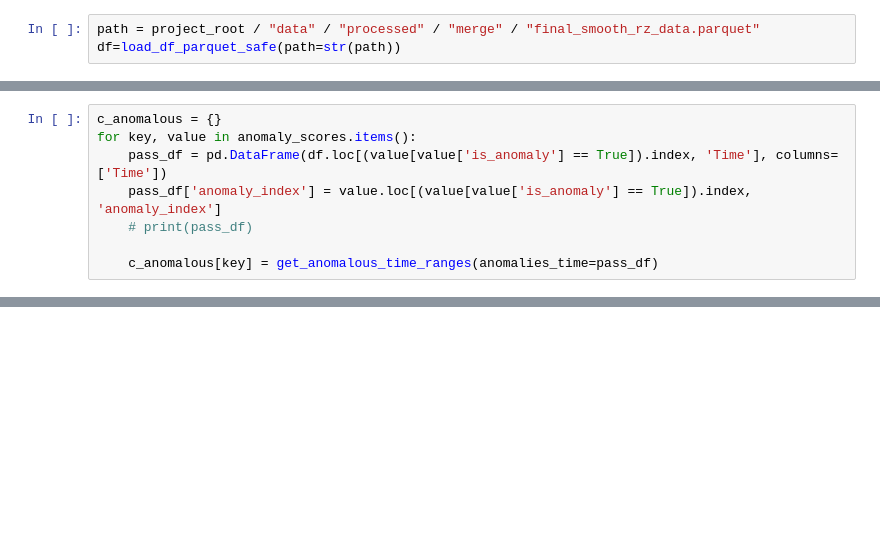
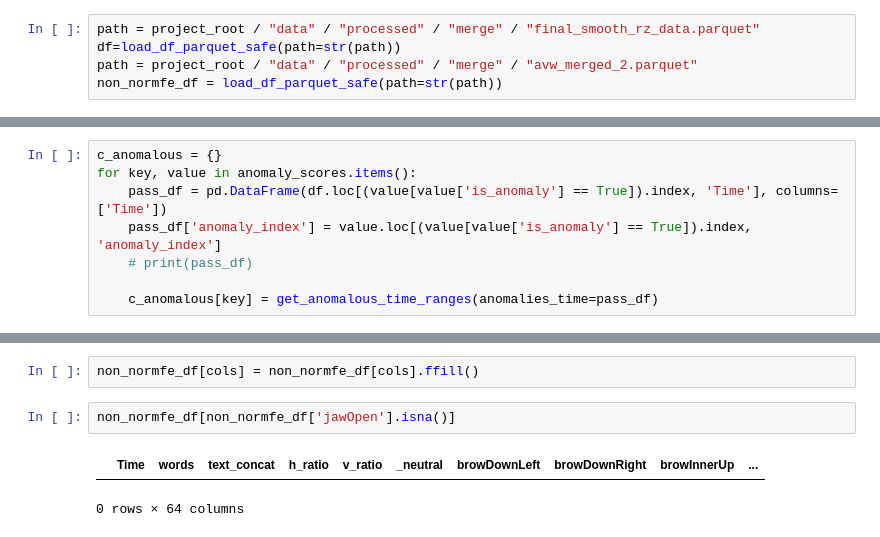
Before and after one commit to Ak62007/Multimodel-Reasoning, a Jupyter notebook: notebooks/parallel_processing.ipynb, the cells around one changed output, grey strips where cells are left out. Cells and saved outputs as stored; diff of their text form; blank space fills up the shorter version.

```diff
--- a/notebooks/parallel_processing.ipynb
+++ b/notebooks/parallel_processing.ipynb
@@ -21,6 +21,8 @@ from src.sync.Feature_Transformation import feature_engineering
 # %%
 path = project_root / "data" / "processed" / "merge" / "final_smooth_rz_data.parquet"
 df=load_df_parquet_safe(path=str(path))
+path = project_root / "data" / "processed" / "merge" / "avw_merged_2.parquet"
+non_normfe_df = load_df_parquet_safe(path=str(path))
 # %%
 df.head()
 # %% [output]
@@ -176,0 +237,7 @@ c_anomalous
+# %%
+non_normfe_df[cols] = non_normfe_df[cols].ffill()
+# %%
+non_normfe_df[non_normfe_df['jawOpen'].isna()]
+# %% [output]
+|  | Time | words | text_concat | h_ratio | v_ratio | _neutral | browDownLeft | browDownRight | browInnerUp | ... |
+0 rows × 64 columns
```
Also changed, not shown: parts of 20 cells of this notebook, 2 other files.
